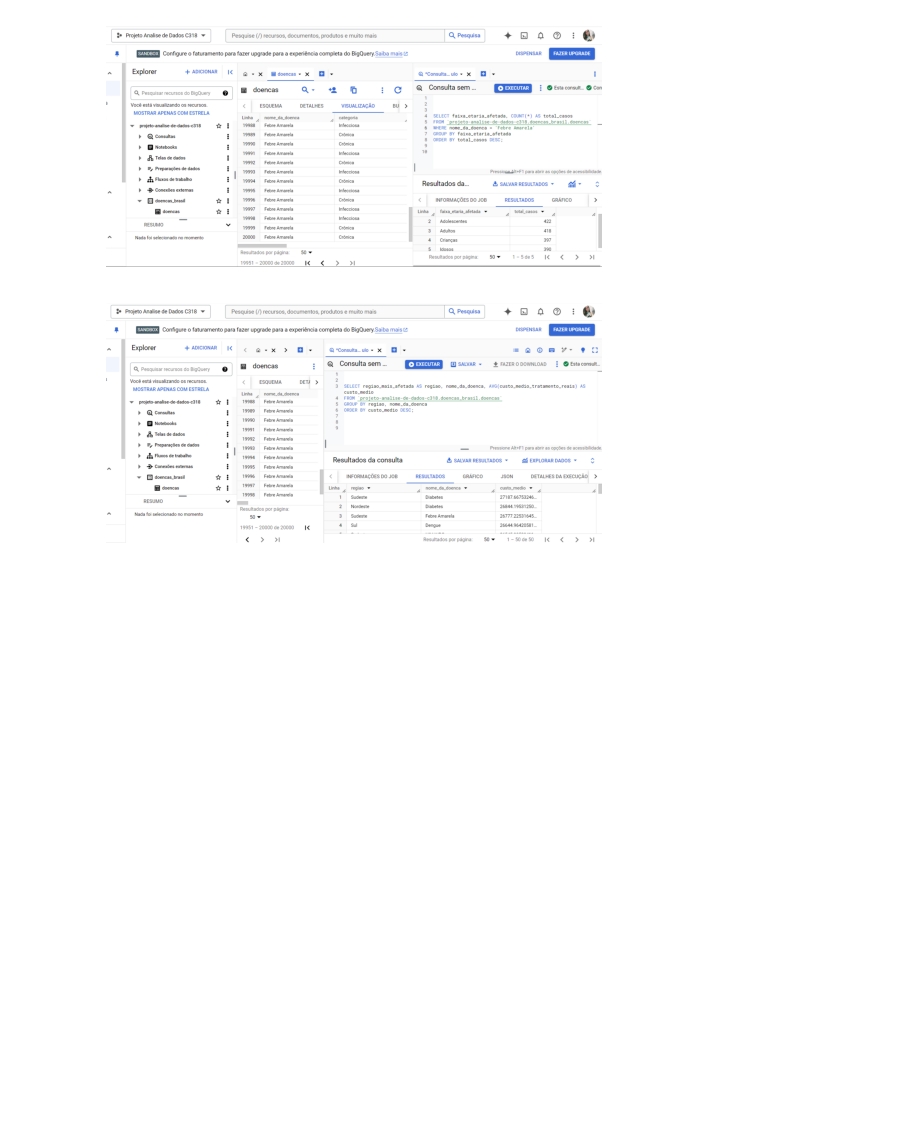
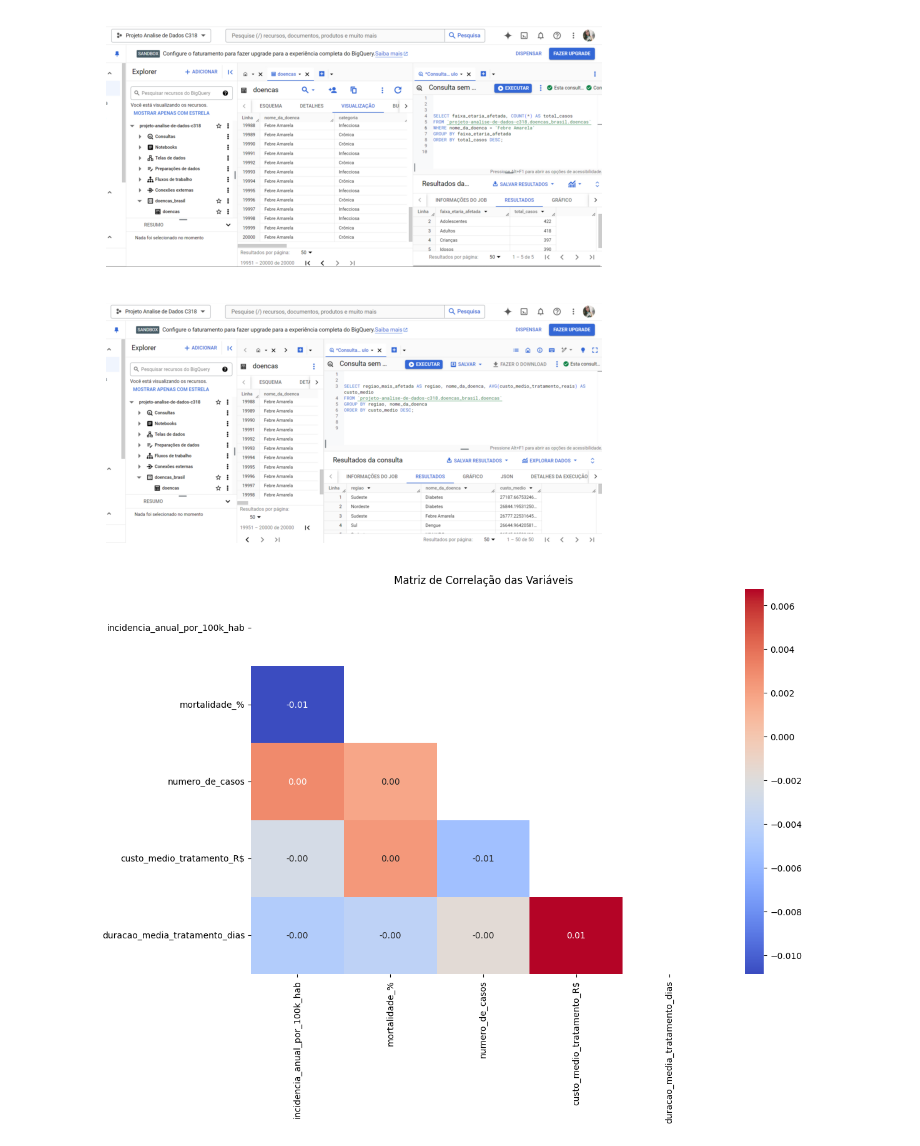
Before and after one commit to Jonathan-Stefan/Projeto_C318_Analise_de_Dados, a Jupyter notebook: app.ipynb, the cells around one changed output. Drawn from its saved outputs; the diff is of its cells as text; code cells hidden in the pictures; blank space fills up the shorter version.

```diff
--- a/app.ipynb
+++ b/app.ipynb
@@ -326,3 +372,28 @@ plt.show()
 [figure]
 [figure]
 [figure]
+# %%
+import pandas as pd
+import numpy as np
+import seaborn as sns
+import matplotlib.pyplot as plt
+
+copydata = pd.read_csv('large_doencas_brasil.csv')
+# print(copydata.dtypes)
+
+# Extraindo variáveis numéricas do conjunto de dados
+num_vars = [var for var in copydata.columns if copydata[var].dtype in ['int64', 'float64']]
+
+# Opção para remover linhas com NaN nas variáveis numéricas
+copydata = copydata.dropna(subset=num_vars)
+
+# Calculando a matriz de correlação
+correlation_matrix = copydata[num_vars].corr()
+
+# Criando um gráfico de calor (heatmap) para a matriz de correlação
+plt.figure(figsize=(12, 8))
+sns.heatmap(correlation_matrix, annot=True, fmt=".2f", cmap='coolwarm', mask=np.triu(correlation_matrix))
+plt.title('Matriz de Correlação das Variáveis')
+plt.show()
+# %% [output]
+[figure, added]
```
Also changed, not shown: parts of 3 cells of this notebook, 1 other file.
